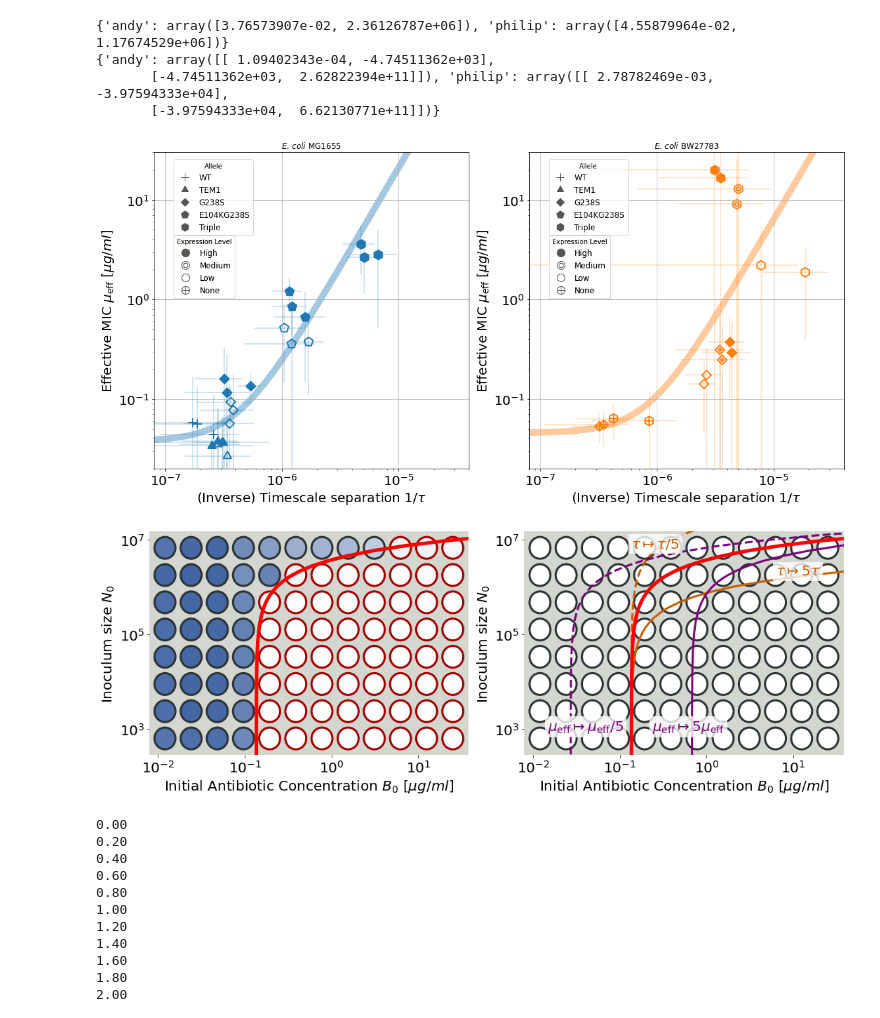
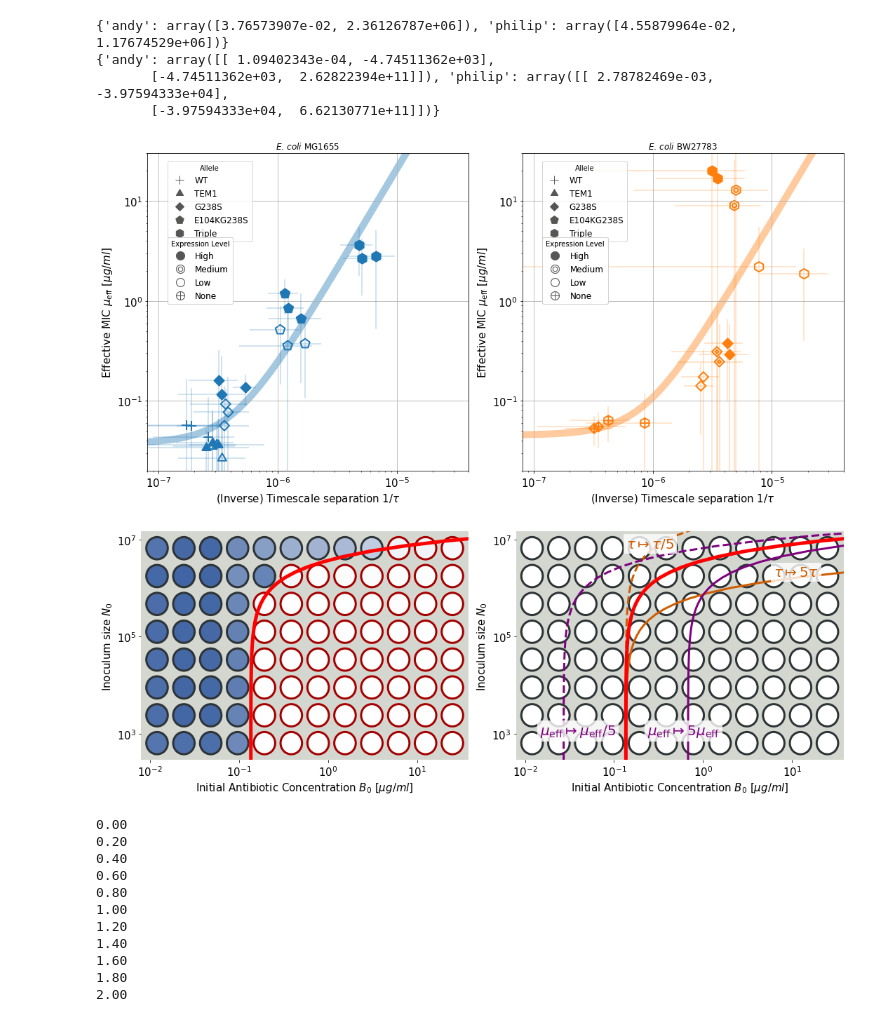
Before and after one commit to Michael000777/antibiotics, a Jupyter notebook: plots/plots for manuscript.ipynb, the cells around one changed output. Saved outputs shown, nothing was run; the diff lists cells and outputs as text; code cells hidden in the pictures.

```diff
--- a/plots/plots for manuscript.ipynb
+++ b/plots/plots for manuscript.ipynb
@@ -12,6 +12,14 @@ import matplotlib
 from imp import reload
 import platereaderclass as prc; reload(prc);
 import plates_EstimateMSP as eMSP; reload(eMSP);
+# %%
+# general plot options
+
+axes_fontsize    = 15  # size of numbers on axes
+label_fontsize   = 15  # size of labels for axes
+legend_fontsize  = 12
+panelID_fontsize = 20  # size of panel indicator (A, B, C, ...)
+plot_xfigsize    = 15
 # %%
 basedir = '/home/lukas/projects/antibiotics/experiments/200129_AllData/'
 
@@ -146,10 +154,10 @@ def PlotTauMIC(filename = 'tau_smic.pdf', exclude_experiment_keys = [], separate
     print(cov)
 
     if not separate_strains:
-        fig,ax           = plt.subplots(1,1,figsize = (8,8))
+        fig,ax           = plt.subplots(1,1,figsize = (plot_xfigsize/2,plot_xfigsize/2))
         axplot = {'andy':ax,'philip':ax}
     else:
-        fig,ax = plt.subplots(1,2,figsize = (16,8))
+        fig,ax = plt.subplots(1,2,figsize = (plot_xfigsize,plot_xfigsize/2))
         axplot = {'andy':ax[0], 'philip':ax[1]}
 
     for index,experiment in results.iterrows():
@@ -162,18 +170,18 @@ def PlotTauMIC(filename = 'tau_smic.pdf', exclude_experiment_keys = [], separate
     axplot['andy'].set_xscale('log')
     axplot['andy'].set_xlim([8e-8,4e-5])
     axplot['andy'].set_ylim([2e-2,3e1])
-    axplot['andy'].set_xlabel(r'(Inverse) Timescale separation $1/\tau$', fontsize = 20)
-    axplot['andy'].set_ylabel(r'Effective MIC $\mu_\mathrm{{eff}}$ $[\mu g/ml]$', fontsize = 20)
-    axplot['andy'].tick_params(labelsize=20)
+    axplot['andy'].set_xlabel(r'(Inverse) Timescale separation $1/\tau$', fontsize = label_fontsize)
+    axplot['andy'].set_ylabel(r'Effective MIC $\mu_\mathrm{{eff}}$ $[\mu g/ml]$', fontsize = label_fontsize)
+    axplot['andy'].tick_params(labelsize = axes_fontsize)
 
     if separate_strains:
         axplot['philip'].set_yscale('log')
         axplot['philip'].set_xscale('log')
         axplot['philip'].set_xlim([8e-8,4e-5])
         axplot['philip'].set_ylim([2e-2,3e1])
-        axplot['philip'].set_xlabel(r'(Inverse) Timescale separation $1/\tau$', fontsize = 20)
-        axplot['philip'].set_ylabel(r'Effective MIC $\mu_\mathrm{{eff}}$ $[\mu g/ml]$', fontsize = 20)
-        axplot['philip'].tick_params(labelsize=20)
+        axplot['philip'].set_xlabel(r'(Inverse) Timescale separation $1/\tau$', fontsize = label_fontsize)
+        axplot['philip'].set_ylabel(r'Effective MIC $\mu_\mathrm{{eff}}$ $[\mu g/ml]$', fontsize = label_fontsize)
+        axplot['philip'].tick_params(labelsize = axes_fontsize)
 
     xx = np.exp(np.linspace(np.log(axplot['andy'].get_xlim()[0]), np.log(axplot['andy'].get_xlim()[1]), num = 200))
     axplot['andy'].plot(xx,np.exp(logmueff(1/xx,fitvalues['andy'][0],   fitvalues['andy'][1])),   c = colors1['andy'],   lw = 10, alpha = .4, zorder = -2)
@@ -183,7 +191,7 @@ def PlotTauMIC(filename = 'tau_smic.pdf', exclude_experiment_keys = [], separate
     if not separate_strains:
         allele_legend_markers = [matplotlib.lines.Line2D([0],[0], marker = polygon(corners = marker), color = legendcolor, markersize = 12, linestyle='None') for label,marker in alleles.items()]
         allele_legend_labels  = [label for label,marker in alleles.items()]
-        allele_legend = plt.legend(allele_legend_markers, allele_legend_labels, title = 'Allele',bbox_to_anchor=(0.05,0.99), loc = 'upper left', fontsize = 12)
+        allele_legend = plt.legend(allele_legend_markers, allele_legend_labels, title = 'Allele',bbox_to_anchor=(0.05,0.99), loc = 'upper left', fontsize = legend_fontsize)
         axplot['andy'].add_artist(allele_legend)
 
         exprlvl_legend_markers = [  matplotlib.lines.Line2D([0],[0], marker = polygon(20, False),       markerfacecolor = legendcolor, markeredgecolor = legendcolor, linestyle = 'None', markersize = 12),
@@ -192,24 +200,24 @@ def PlotTauMIC(filename = 'tau_smic.pdf', exclude_experiment_keys = [], separate
                                     matplotlib.lines.Line2D([0],[0], marker = polygon(20, False, True), markerfacecolor = 'None',      markeredgecolor = legendcolor, linestyle = 'None', markersize = 12)]
         exprlvl_legend_labels  = ['High', 'Medium', 'Low', 'None']
 
-        exprlvl_legend = plt.legend(exprlvl_legend_markers, exprlvl_legend_labels, title = 'Expression Level', bbox_to_anchor = (.05,0.75), loc = 'upper left', fontsize = 12)
+        exprlvl_legend = plt.legend(exprlvl_legend_markers, exprlvl_legend_labels, title = 'Expression Level', bbox_to_anchor = (.05,0.75), loc = 'upper left', fontsize = legend_fontsize)
         axplot['andy'].add_artist(exprlvl_legend)
 
         strain_legend_markers = [   matplotlib.lines.Line2D([0],[0], marker = polygon(6,False), markerfacecolor = colors1['andy'],   markeredgecolor = colors1['andy'],   linestyle = 'None', markersize = 12),
                                     matplotlib.lines.Line2D([0],[0], marker = polygon(6,False), markerfacecolor = colors1['philip'], markeredgecolor = colors1['philip'], linestyle = 'None', markersize = 12)]
         strain_legend_labels  = [andy_label, philip_label]
-        axplot['andy'].legend(strain_legend_markers, strain_legend_labels, title = 'Strain', bbox_to_anchor = (.05, 0.54), loc = 'upper left', fontsize = 12)
+        axplot['andy'].legend(strain_legend_markers, strain_legend_labels, title = 'Strain', bbox_to_anchor = (.05, 0.54), loc = 'upper left', fontsize = legend_fontsize)
         axplot['andy'].grid()
 
     else:
         allele_legend_markers1 = [matplotlib.lines.Line2D([0],[0], marker = polygon(corners = marker), color = legendcolor, markersize = 12, linestyle='None') for label,marker in alleles.items()]
         allele_legend_labels1  = [label for label,marker in alleles.items()]
-        allele_legend1 = axplot['andy'].legend(allele_legend_markers1, allele_legend_labels1, title = 'Allele',bbox_to_anchor=(0.05,0.99), loc = 'upper left', fontsize = 12)
+        allele_legend1 = axplot['andy'].legend(allele_legend_markers1, allele_legend_labels1, title = 'Allele',bbox_to_anchor=(0.05,0.99), loc = 'upper left', fontsize = legend_fontsize)
         axplot['andy'].add_artist(allele_legend1)
 
         allele_legend_markers2 = [matplotlib.lines.Line2D([0],[0], marker = polygon(corners = marker), color = legendcolor, markersize = 12, linestyle='None') for label,marker in alleles.items()]
         allele_legend_labels2  = [label for label,marker in alleles.items()]
-        allele_legend2 = axplot['philip'].legend(allele_legend_markers2, allele_legend_labels2, title = 'Allele',bbox_to_anchor=(0.05,0.99), loc = 'upper left', fontsize = 12)
+        allele_legend2 = axplot['philip'].legend(allele_legend_markers2, allele_legend_labels2, title = 'Allele',bbox_to_anchor=(0.05,0.99), loc = 'upper left', fontsize = legend_fontsize)
         axplot['philip'].add_artist(allele_legend2)
 
         exprlvl_legend_markers1 = [  matplotlib.lines.Line2D([0],[0], marker = polygon(20, False),       markerfacecolor = legendcolor, markeredgecolor = legendcolor, linestyle = 'None', markersize = 12),
@@ -217,7 +225,7 @@ def PlotTauMIC(filename = 'tau_smic.pdf', exclude_experiment_keys = [], separate
                                      matplotlib.lines.Line2D([0],[0], marker = polygon(20, False),       markerfacecolor = 'None',      markeredgecolor = legendcolor, linestyle = 'None', markersize = 12),
                                      matplotlib.lines.Line2D([0],[0], marker = polygon(20, False, True), markerfacecolor = 'None',      markeredgecolor = legendcolor, linestyle = 'None', markersize = 12)]
         exprlvl_legend_labels1  = ['High', 'Medium', 'Low', 'None']
-        exprlvl_legend1 = axplot['andy'].legend(exprlvl_legend_markers1, exprlvl_legend_labels1, title = 'Expression Level', bbox_to_anchor = (.05,0.75), loc = 'upper left', fontsize = 12)
+        exprlvl_legend1 = axplot['andy'].legend(exprlvl_legend_markers1, exprlvl_legend_labels1, title = 'Expression Level', bbox_to_anchor = (.05,0.75), loc = 'upper left', fontsize = legend_fontsize)
         axplot['andy'].add_artist(exprlvl_legend1)
 
         exprlvl_legend_markers2 = [  matplotlib.lines.Line2D([0],[0], marker = polygon(20, False),       markerfacecolor = legendcolor, markeredgecolor = legendcolor, linestyle = 'None', markersize = 12),
@@ -225,7 +233,7 @@ def PlotTauMIC(filename = 'tau_smic.pdf', exclude_experiment_keys = [], separate
                                      matplotlib.lines.Line2D([0],[0], marker = polygon(20, False),       markerfacecolor = 'None',      markeredgecolor = legendcolor, linestyle = 'None', markersize = 12),
                                      matplotlib.lines.Line2D([0],[0], marker = polygon(20, False, True), markerfacecolor = 'None',      markeredgecolor = legendcolor, linestyle = 'None', markersize = 12)]
         exprlvl_legend_labels2  = ['High', 'Medium', 'Low', 'None']
-        exprlvl_legend2 = axplot['philip'].legend(exprlvl_legend_markers2, exprlvl_legend_labels2, title = 'Expression Level', bbox_to_anchor = (.05,0.75), loc = 'upper left', fontsize = 12)
+        exprlvl_legend2 = axplot['philip'].legend(exprlvl_legend_markers2, exprlvl_legend_labels2, title = 'Expression Level', bbox_to_anchor = (.05,0.75), loc = 'upper left', fontsize = legend_fontsize)
         axplot['philip'].add_artist(exprlvl_legend2)
 
         axplot['andy'].set_title(andy_label)
@@ -253,7 +261,7 @@ PlotTauMIC(filename = 'fig4_tauscmic.pdf', exclude_experiment_keys=[], separate_
 {'andy': array([[ 1.09402343e-04, -4.74511362e+03],
        [-4.74511362e+03,  2.62822394e+11]]), 'philip': array([[ 2.78782469e-03, -3.97594333e+04],
        [-3.97594333e+04,  6.62130771e+11]])}
-[figure, old version]
+[figure, new version]
 # %%
 def grid2design(gridcoordinates, plate_size, griddesign = (12.,8.)):
     if isinstance(gridcoordinates[0],(list,tuple,np.ndarray)):
@@ -285,9 +293,9 @@ def adjust_ax(ax, plate_size, fc = '#d3d7cf'):
     ytickpos = design2grid(np.array([np.ones_like(yticks),yticks]).T, plate_size = plate_size)[:,1]
 
     ax.set_xticks(xtickpos)
-    ax.set_xticklabels([r'$10^{{{:d}}}$'.format(int(np.log10(x))) for x in xticks], fontsize = 20)
+    ax.set_xticklabels([r'$10^{{{:d}}}$'.format(int(np.log10(x))) for x in xticks], fontsize = axes_fontsize)
     ax.set_yticks(ytickpos)
-    ax.set_yticklabels([r'$10^{{{:d}}}$'.format(int(np.log10(y))) for y in yticks], fontsize = 20)
+    ax.set_yticklabels([r'$10^{{{:d}}}$'.format(int(np.log10(y))) for y in yticks], fontsize = axes_fontsize)
 
     ax.set_xlim([-.6,11.6])
     ax.set_ylim([7.6,-.6])
@@ -295,8 +303,8 @@ def adjust_ax(ax, plate_size, fc = '#d3d7cf'):
     background = matplotlib.patches.Rectangle([ax.get_xlim()[0],ax.get_ylim()[0]],np.diff(ax.get_xlim()),np.diff(ax.get_ylim()), fc = fc, zorder = -1)
     ax.add_patch(background)
 
-    ax.set_xlabel(r'Initial Antibiotic Concentration $B_0$ $[\mu g/ml]$', fontsize = 20)
-    ax.set_ylabel(r'Inoculum size $N_0$', fontsize = 20)
+    ax.set_xlabel(r'Initial Antibiotic Concentration $B_0$ $[\mu g/ml]$', fontsize = label_fontsize)
+    ax.set_ylabel(r'Inoculum size $N_0$', fontsize = label_fontsize)
 
 
 def patch_color(value, color1 = [ 65,101,164], color2 = [255,255,255], hexoutput = True):
@@ -328,7 +336,7 @@ platedata, threshold = rescale(experiment_data[experiment_index].T, experiment_d
 design               = experiment_data.get_design(0)
 plate_size           = {'Nmin':np.min(design[1]), 'Nmax':np.max(design[1]), 'Bmin':np.min(design[0]), 'Bmax':np.max(design[0])}
 estimates            = results[results['Filename'] == filename].iloc[experiment_index,:]
-fig, ax              = plt.subplots(1,2,figsize = (15,5.5))
+fig, ax              = plt.subplots(1,2,figsize = (plot_xfigsize,5.5))
 
 color_change_tau = '#ce5c00'
 color_change_mu  = 'purple'
@@ -338,34 +346,34 @@ for x in range(platedata.shape[0]):
         plot_well(ax[0], [x,y], platedata[x,y], threshold, plate_size, platedata.shape)
         plot_well(ax[1], [x,y],              0,        -1, plate_size, platedata.shape)
 
 nlist             = np.exp(np.linspace(np.log(1e2),np.log(2e7),num=50))
 mspcurve          = design2grid(np.array([BfuncN(nlist,1/estimates['NB_tau'],estimates['NB_sMIC']),nlist]).T, plate_size)
 
 scalefactor       = 5.
 mspcurve_tau_inc  = design2grid(np.array([BfuncN(nlist,(1./scalefactor)/estimates['NB_tau'],estimates['NB_sMIC']),nlist]).T, plate_size)
 mspcurve_tau_dec  = design2grid(np.array([BfuncN(nlist,scalefactor/estimates['NB_tau'],estimates['NB_sMIC']),nlist]).T, plate_size)
 mspcurve_smic_inc = design2grid(np.array([BfuncN(nlist,1/estimates['NB_tau'],scalefactor*estimates['NB_sMIC']),nlist]).T, plate_size)
 mspcurve_smic_dec = design2grid(np.array([BfuncN(nlist,1/estimates['NB_tau'],(1./scalefactor)*estimates['NB_sMIC']),nlist]).T, plate_size)
 
 ax[0].plot(mspcurve[:,0],mspcurve[:,1], lw = 5, c = 'red', zorder = 100)
 ax[1].plot(mspcurve[:,0],mspcurve[:,1], lw = 5, c = 'red', zorder = 100)
 ax[1].plot(mspcurve_tau_inc[:,0],  mspcurve_tau_inc[:,1],  lw = 3, c = color_change_tau)
 ax[1].plot(mspcurve_tau_dec[:,0],  mspcurve_tau_dec[:,1],  lw = 3, c = color_change_tau, linestyle = '--')
 ax[1].plot(mspcurve_smic_inc[:,0], mspcurve_smic_inc[:,1], lw = 3, c = color_change_mu)
 ax[1].plot(mspcurve_smic_dec[:,0], mspcurve_smic_dec[:,1], lw = 3, c = color_change_mu, linestyle = '--')
 
 ax[1].annotate(r'$\tau\mapsto{}\tau$'.format(int(scalefactor)),                              [9.0,1.0], c = color_change_tau, fontsize = 20, weight = 'bold').set_bbox({'facecolor': 'white', 'alpha': .8,'edgecolor': None, 'linewidth': 0})
 ax[1].annotate(r'$\tau\mapsto\tau/{}$'.format(int(scalefactor)),                             [3.5,0.0], c = color_change_tau, fontsize = 20, weight = 'bold').set_bbox({'facecolor': 'white', 'alpha': .8,'edgecolor': None, 'linewidth': 0})
 ax[1].annotate(r'$\mu_\mathrm{{eff}}\mapsto{}\mu_\mathrm{{eff}}$'.format(int(scalefactor)),  [4.3,6.7], c = color_change_mu,  fontsize = 20, weight = 'bold').set_bbox({'facecolor': 'white', 'alpha': .8,'edgecolor': None, 'linewidth': 0})
 ax[1].annotate(r'$\mu_\mathrm{{eff}}\mapsto\mu_\mathrm{{eff}}/{}$'.format(int(scalefactor)), [0.3,6.7], c = color_change_mu,  fontsize = 20, weight = 'bold').set_bbox({'facecolor': 'white', 'alpha': .8,'edgecolor': None, 'linewidth': 0})
 
 adjust_ax(ax[0], plate_size)
 adjust_ax(ax[1], plate_size)
 fig.tight_layout()
 
 fig.savefig('fig3_platedata.pdf')
 # %% [output]
-[figure, old version]
+[figure, new version]
 # %%
 def adjust_ax_fig2_N(ax):
     ax.set_yscale('log')
```
Also changed, not shown: parts of 3 cells of this notebook.
